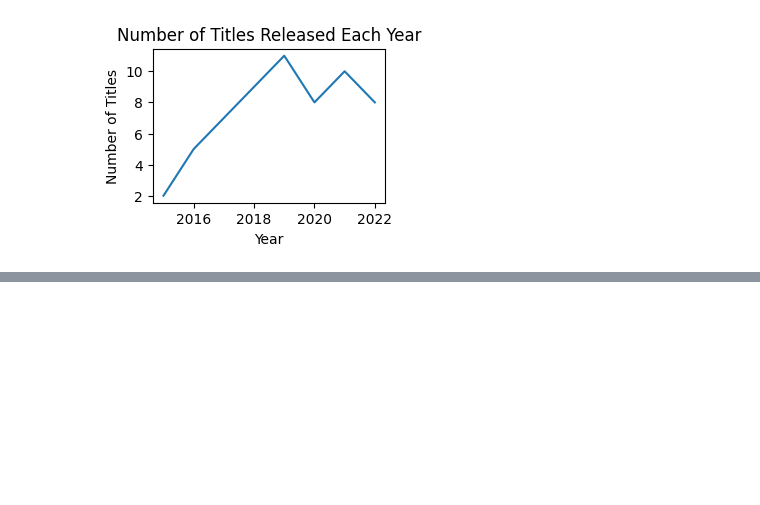
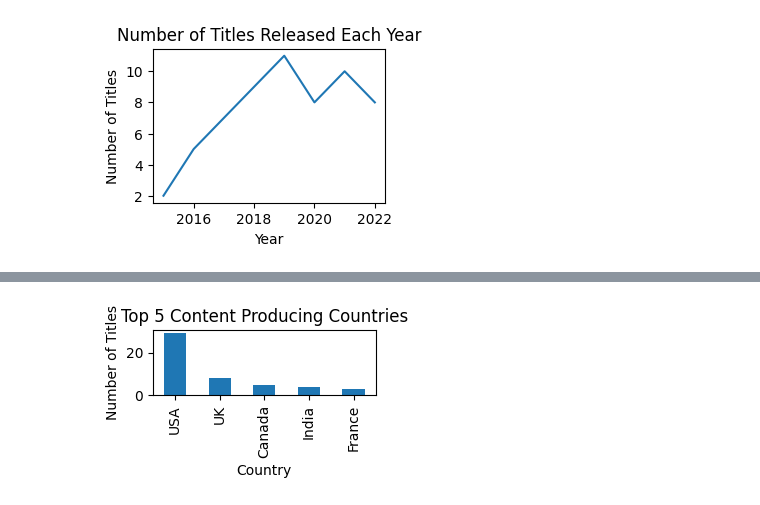
Before and after one commit to minSara02-FromTheStart/Pandas_Daily_Practice, a Jupyter notebook: Netflix Content Analysis/Netflix.ipynb, the cells around one changed output, grey strips where cells are left out. Cells and saved outputs as stored; diff of their text form; code cells hidden in the pictures; blank space fills up the shorter version.

```diff
--- a/Netflix Content Analysis/Netflix.ipynb
+++ b/Netflix Content Analysis/Netflix.ipynb
@@ -145,3 +145,8 @@ plt.ylabel("Number of Titles")
 plt.show()
 # %% [output]
 [figure]
+# %%
+#Which countries produce the highest number of titles?
+country_counts = df["country"].value_counts()
+top5_countries = country_counts.head(5)
+print(top5_countries)
@@ -147,0 +161,10 @@ plt.show()
+# %%
+plt.figure(figsize = (3,2))
+top5_countries.plot(kind="bar")
+plt.title("Top 5 Content Producing Countries")
+plt.xlabel("Country")
+plt.ylabel("Number of Titles")
+plt.tight_layout()
+plt.show()
+# %% [output]
+[figure, added]
```
Also changed, not shown: parts of 1 cell of this notebook.
